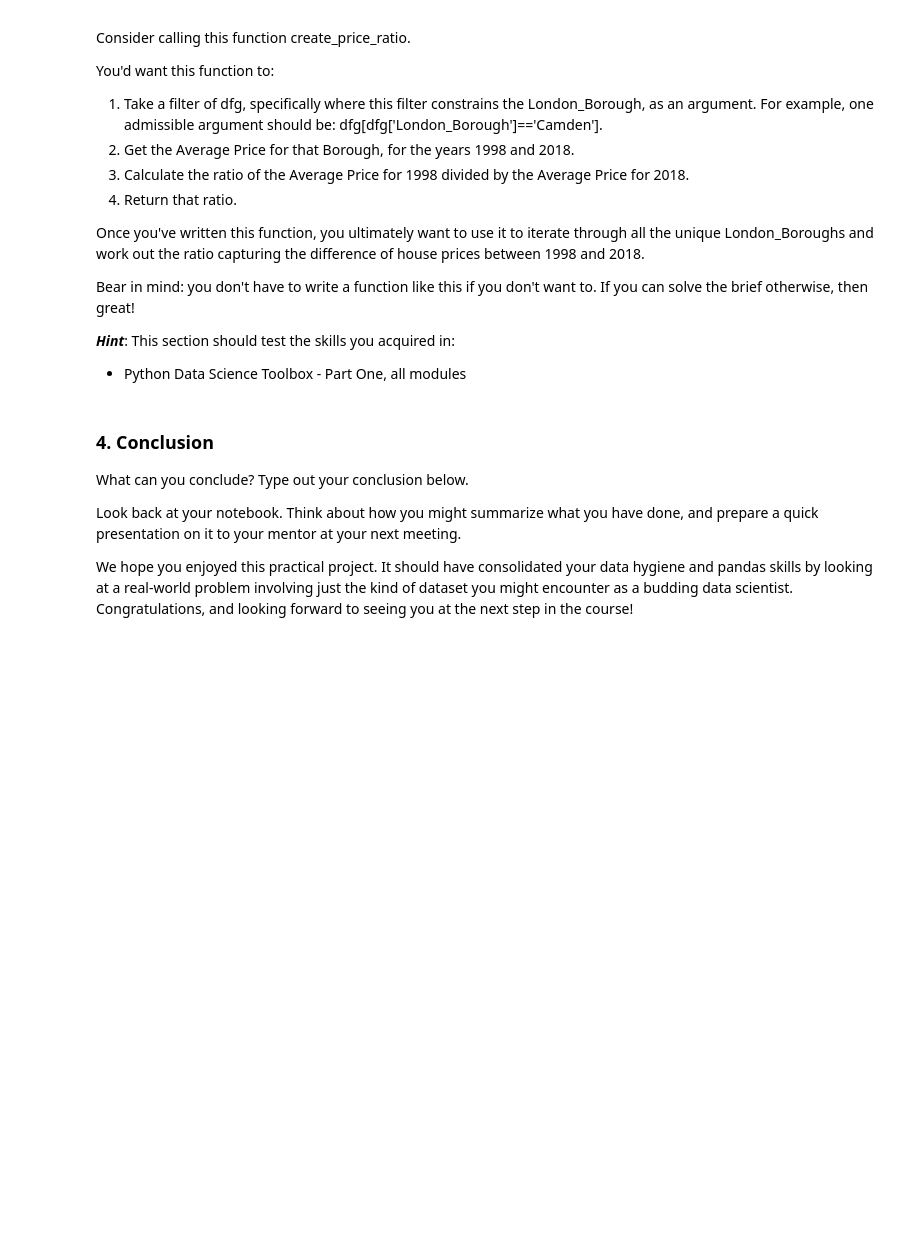
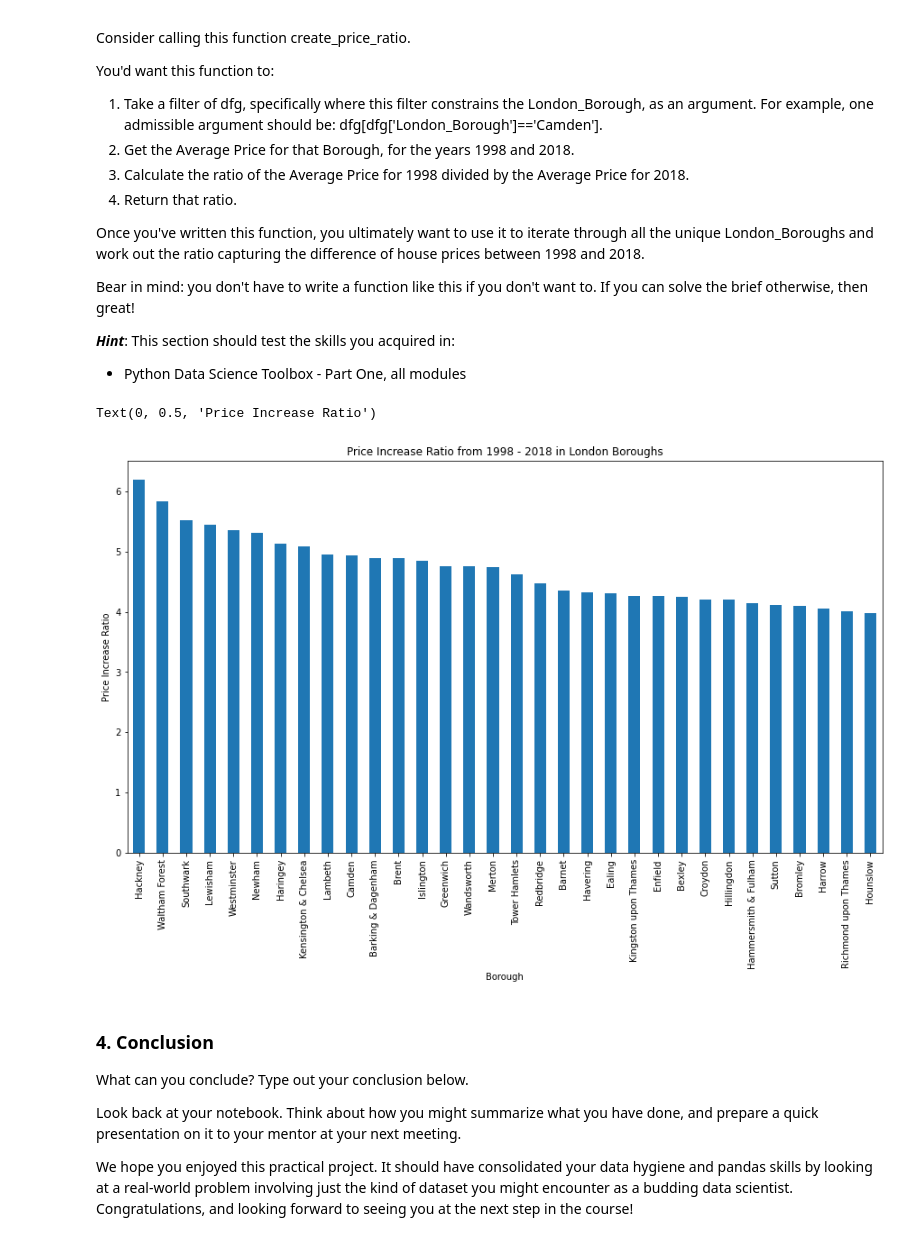
Before and after one commit to Angad99/Springboard, a Jupyter notebook: Unit 4 Challenge - Tier 3.ipynb, the cells around one changed output. Drawn from its saved outputs; the diff is of its cells as text; code cells hidden in the pictures; blank space fills up the shorter version.

```diff
--- a/Unit 4 Challenge - Tier 3.ipynb
+++ b/Unit 4 Challenge - Tier 3.ipynb
@@ -156,6 +291,27 @@ Bear in mind: you don't have to write a function like this if you don't want to.
 
 ***Hint***: This section should test the skills you acquired in:
 - Python Data Science Toolbox - Part One, all modules
+# %%
+def create_price_ratio(borough,year1,year2):
+    price_ratio = properties_melted.loc[borough].resample('A').mean().loc[str(year2)]['Price'][0]/properties_melted.loc[borough].resample('A').mean().loc[str(year1)]['Price'][0]
+    return price_ratio
+
+price_ratios = []
+year_start = 1998
+year_end = 2018
+for borough in boroughs:
+    price_ratio = create_price_ratio(borough,year_start,year_end)
+    price_ratios.append((price_ratio,borough))
+
+price_ratios = sorted(price_ratios, reverse = True)
+
+price_increase_ratio = pd.DataFrame(price_ratios,columns=['Price Increase Ratio','Borough'])
+price_increase_ratio = price_increase_ratio.set_index('Borough')
+price_ratio_plot = price_increase_ratio.plot(kind='bar',legend=False,title='Price Increase Ratio from ' + str(year_start) + ' - '+ str(year_end) + ' in London Boroughs',figsize=(15,8))
+price_ratio_plot.set_ylabel('Price Increase Ratio')
+# %% [output]
+Text(0, 0.5, 'Price Increase Ratio')
+[figure, added]
 # %% [markdown]
 ### 4. Conclusion
 What can you conclude? Type out your conclusion below.
```
Also changed, not shown: parts of 15 cells of this notebook.
